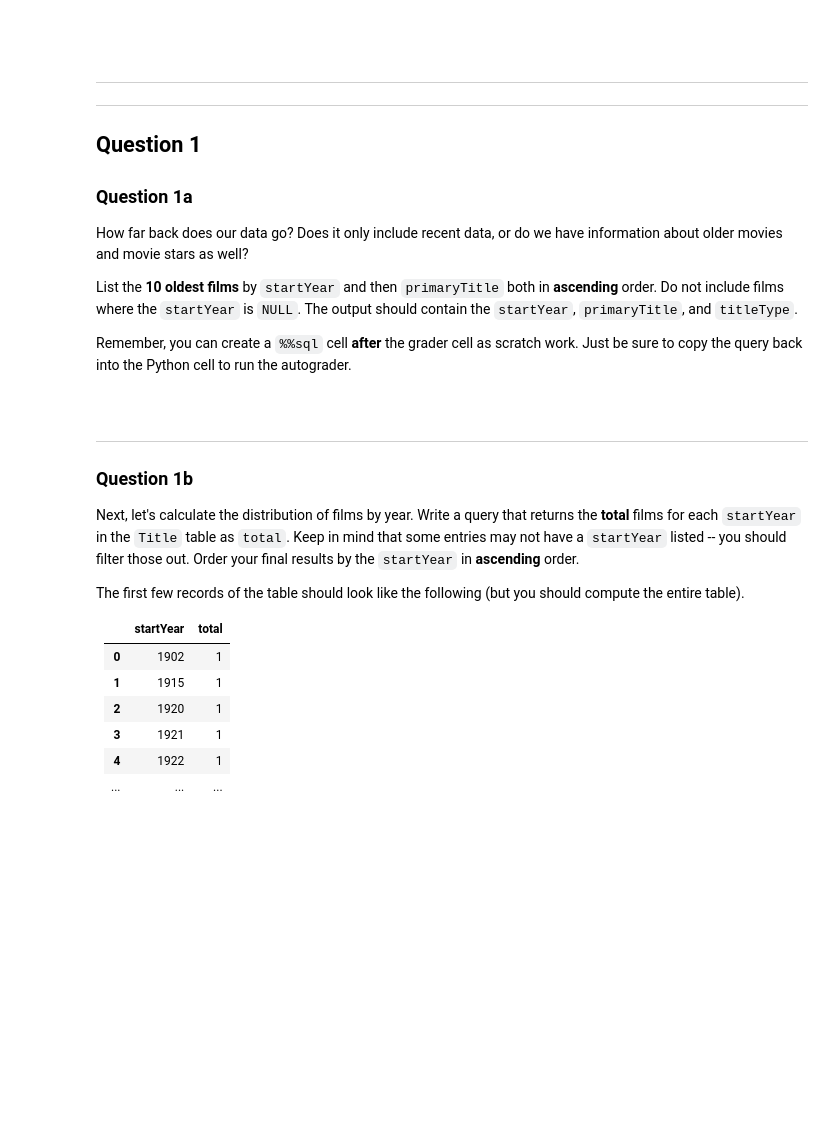
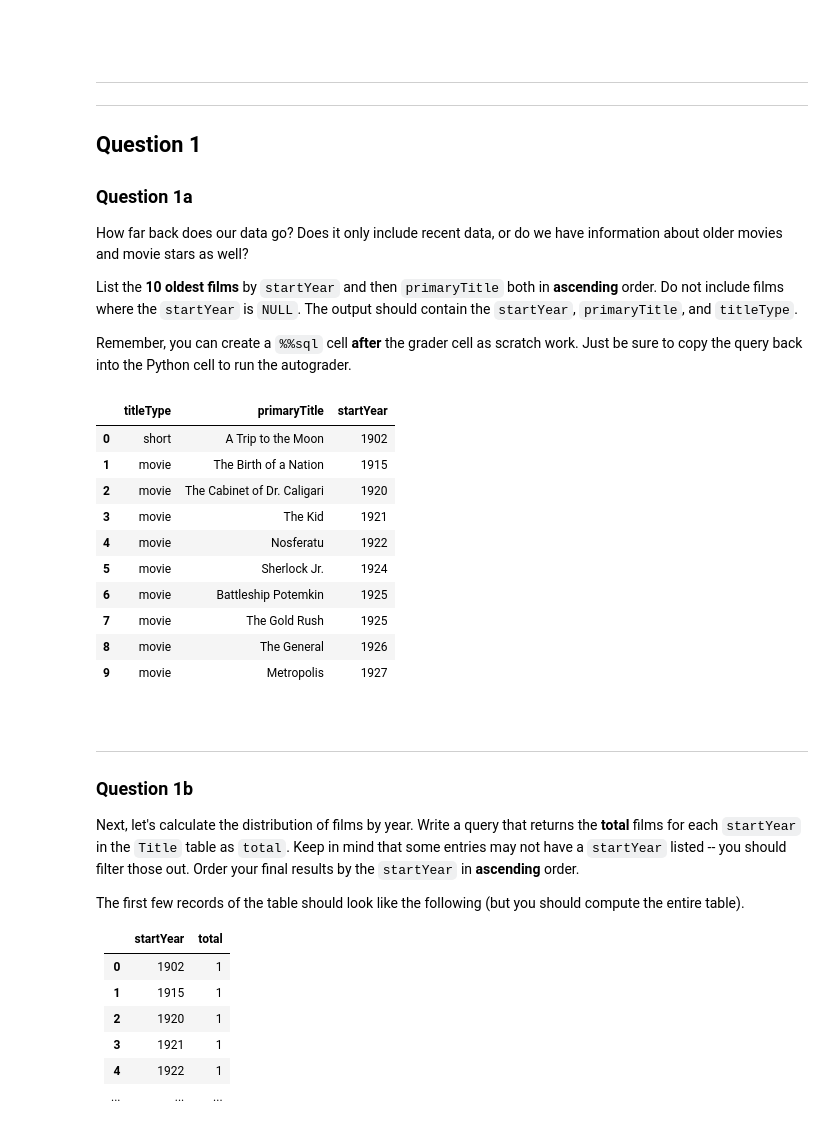
Before and after one commit to yuxin-miao/DS4710, a Jupyter notebook: Homework/HW6/Homework 6_SQL.ipynb, the cells around one changed output. Cells and saved outputs as stored; diff of their text form; code cells hidden in the pictures; blank space fills up the shorter version.

```diff
--- a/Homework/HW6/Homework 6_SQL.ipynb
+++ b/Homework/HW6/Homework 6_SQL.ipynb
@@ -131,3 +122,26 @@ res_q1a
+# %%
+query_q1a = """
+SELECT titleType, primaryTitle, startYear
+FROM Title
+ORDER BY startYear ASC, primaryTitle ASC
+LIMIT 10
+"""
+
+
+res_q1a = pd.read_sql(query_q1a, engine)
+res_q1a
+# %% [output]
+|  | titleType | primaryTitle | startYear |
+| 0 | short | A Trip to the Moon | 1902 |
+| 1 | movie | The Birth of a Nation | 1915 |
+| 2 | movie | The Cabinet of Dr. Caligari | 1920 |
+| 3 | movie | The Kid | 1921 |
+| 4 | movie | Nosferatu | 1922 |
+| 5 | movie | Sherlock Jr. | 1924 |
+| 6 | movie | Battleship Potemkin | 1925 |
+| 7 | movie | The Gold Rush | 1925 |
+| 8 | movie | The General | 1926 |
+| 9 | movie | Metropolis | 1927 |
 # %% [markdown]
 <br/>
 
```
Also changed, not shown: parts of 16 cells of this notebook, 1 other file.
